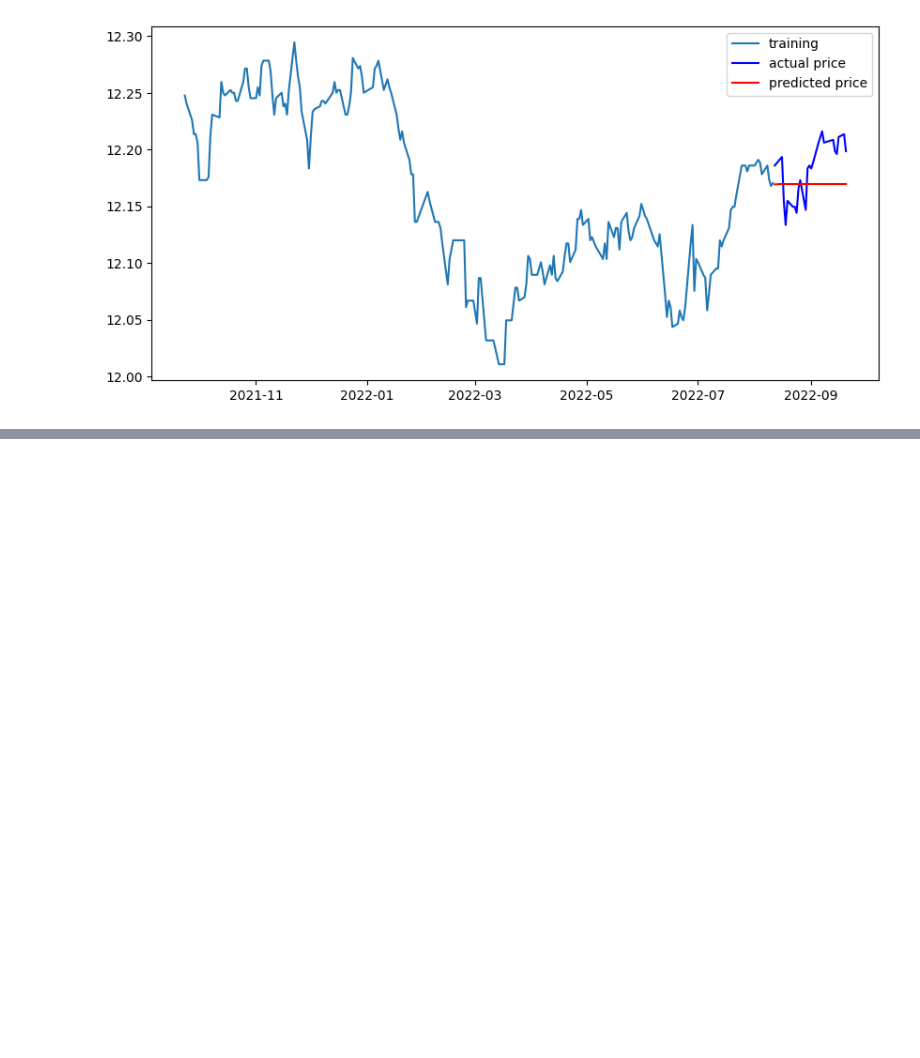
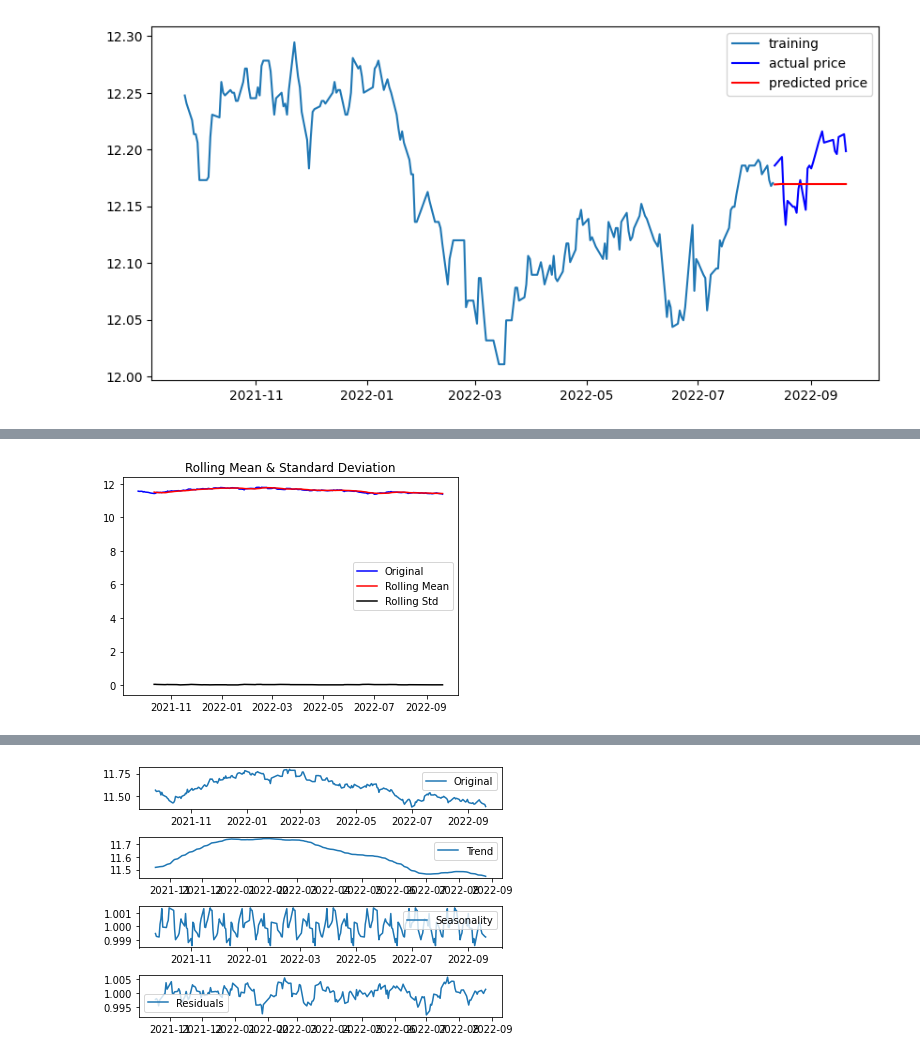
Before and after one commit to ahgnus/explore_deeplearning, a Jupyter notebook: 220920_stock_5.ipynb, the cells around one changed output, grey strips where cells are left out. Saved outputs shown, nothing was run; the diff lists cells and outputs as text; code cells hidden in the pictures; blank space fills up the shorter version.

Commit message:
stock_5

```diff
--- a/220920_stock_5.ipynb
+++ b/220920_stock_5.ipynb
@@ -860,0 +866,8 @@ MAPE: 2.44%
+# %%
+# SK 하이닉스의 종가만 가져옴
+# 변수 새로 할당하지 않고 그대로 덮어써서 사용 함
+# 적합한 모수 선정 및, 학습, 예측값이 맞는지 확인
+dataset_filepath = os.getenv('HOME') + '/aiffel/stock_prediction/data/000660.KS.csv'
+df = pd.read_csv(dataset_filepath, index_col='Date', parse_dates=True)
+kko = df['Close']
+kko.head()
@@ -860,0 +882,4 @@ MAPE: 2.44%
+# %%
+# 결측치 처리
+kko = kko.interpolate(method='time') # 결측치 보간. 보간기준 time
+kko[kko.isna()]  # Time Series에서 결측치가 있는 부분만 Series로 출력합니다.
@@ -860,0 +888,67 @@ MAPE: 2.44%
+# %%
+# 로그 변환 시도
+kko_log = np.log(kko)
+# %%
+#시계열 안정성 분석
+
+# 정성적 그래프 분석
+ #이동평균을 이용한 구간 시각화
+ # 좀더 뚜렷한 경향성을 확인 할 수 있다.
+
+def plot_rolling_statistics(timeseries, window=12):
+
+    rolmean = timeseries.rolling(window=window).mean()  # 이동평균 시계열
+    rolstd = timeseries.rolling(window=window).std()    # 이동표준편차 시계열
+
+     # 원본시계열, 이동평균, 이동표준편차를 plot으로 시각화해 본다.
+    orig = plt.plot(timeseries, color='blue',label='Original')
+    mean = plt.plot(rolmean, color='red', label='Rolling Mean')
+    std = plt.plot(rolstd, color='black', label='Rolling Std')
+    plt.legend(loc='best')
+    plt.title('Rolling Mean & Standard Deviation')
+    plt.show(block=False)
+
+plot_rolling_statistics(kko_log, window=12)
+
+#정량적 Augmented Dicky-Fuller Test
+# 시계열의 안정성을 테스트 하는 방법
+
+from statsmodels.tsa.stattools import adfuller
+
+def augmented_dickey_fuller_test(timeseries):
+    # statsmodels 패키지에서 제공하는 adfuller 메서드를 호출합니다.
+    dftest = adfuller(timeseries, autolag='AIC')
+
+    # adfuller 메서드가 리턴한 결과를 정리하여 출력합니다.
+    print('Results of Dickey-Fuller Test:')
+    dfoutput = pd.Series(dftest[0:4], index=['Test Statistic','p-value','#Lags Used','Number of Observations Used'])
+    for key,value in dftest[4].items():
+        dfoutput['Critical Value (%s)' % key] = value
+    print(dfoutput)
+
+augmented_dickey_fuller_test(kko_log)
+
+#시계열 분해 (Time Series Decomposition)
+
+from statsmodels.tsa.seasonal import seasonal_decompose
+decomposition = seasonal_decompose(kko_log, model='multiplicative', period = 30)
+
+trend = decomposition.trend # 추세(시간 추이에 따라 나타나는 평균값 변화 )
+seasonal = decomposition.seasonal # 계절성(패턴이 파악되지 않은 주기적 변화)
+residual = decomposition.resid # 원본(로그변환한) - 추세 - 계절성
+
+plt.subplot(411)
+plt.plot(kko_log, label='Original')
+plt.legend(loc='best')
+plt.subplot(412)
+plt.plot(trend, label='Trend')
+plt.legend(loc='best')
+plt.subplot(413)
+plt.plot(seasonal,label='Seasonality')
+plt.legend(loc='best')
+plt.subplot(414)
+plt.plot(residual, label='Residuals')
+plt.legend(loc='best')
+plt.tight_layout()
+# %% [output]
+[figure, added]
@@ -860,0 +964 @@ MAPE: 2.44%
+[figure, added]
```
Also changed, not shown: parts of 17 cells of this notebook.
